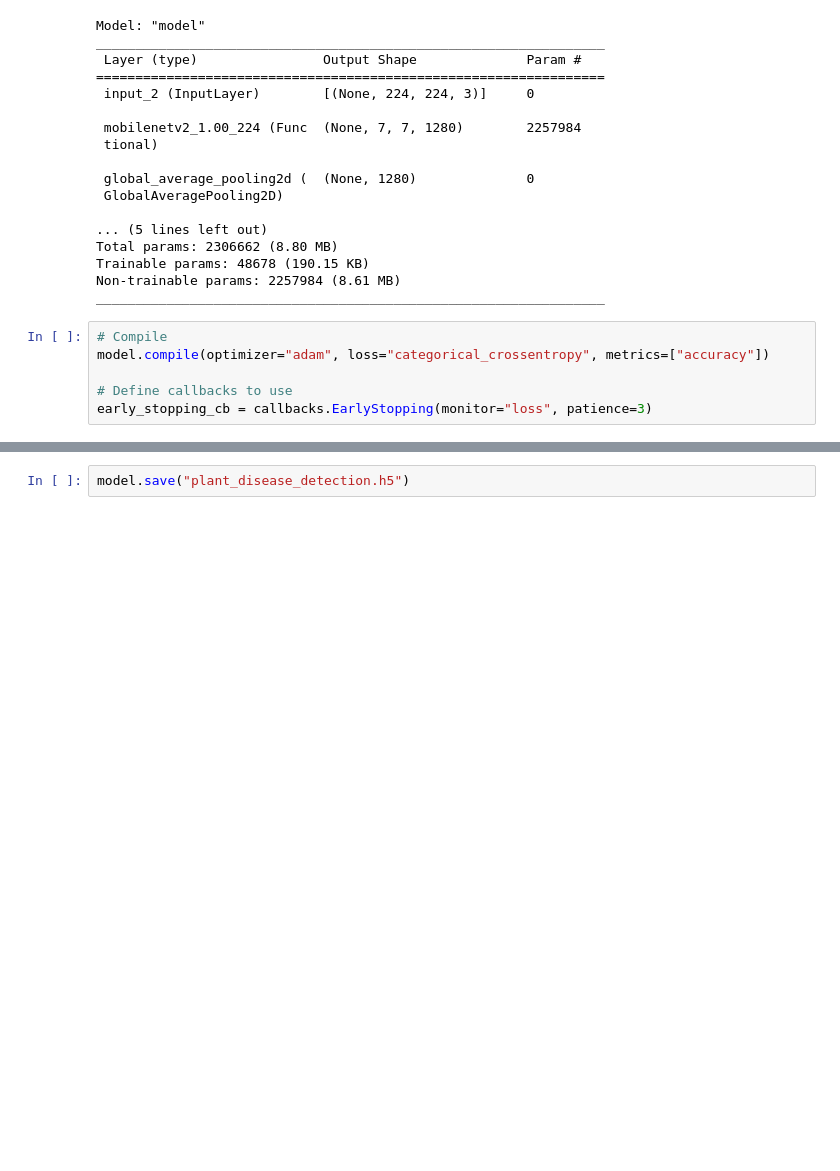
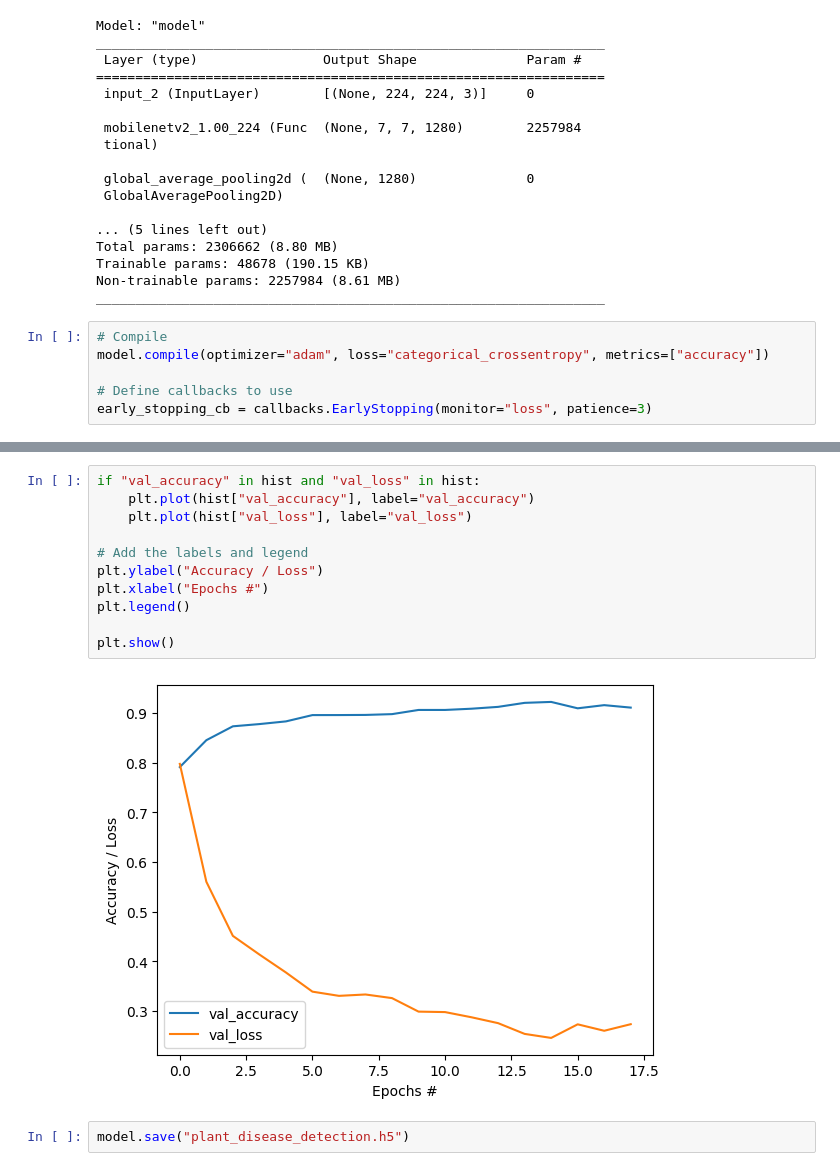
Before and after one commit to vedanshsood/Crop-Disease-Detection-using-MobileNetV2, a Jupyter notebook: MobileNet_V2.ipynb, the cells around one changed output, grey strips where cells are left out. Cells and saved outputs as stored; diff of their text form; blank space fills up the shorter version.

```diff
--- a/MobileNet_V2.ipynb
+++ b/MobileNet_V2.ipynb
@@ -234,3 +230,16 @@ plt.show()
+# %%
+if "val_accuracy" in hist and "val_loss" in hist:
+    plt.plot(hist["val_accuracy"], label="val_accuracy")
+    plt.plot(hist["val_loss"], label="val_loss")
+
+# Add the labels and legend
+plt.ylabel("Accuracy / Loss")
+plt.xlabel("Epochs #")
+plt.legend()
+
+plt.show()
+# %% [output]
+[figure, added]
 # %%
 model.save("plant_disease_detection.h5")
 # %%
```
Also changed, not shown: parts of 13 cells of this notebook.
